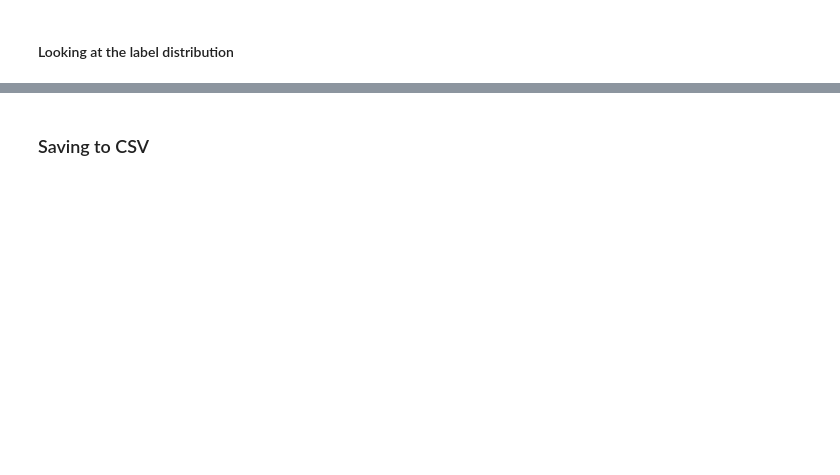
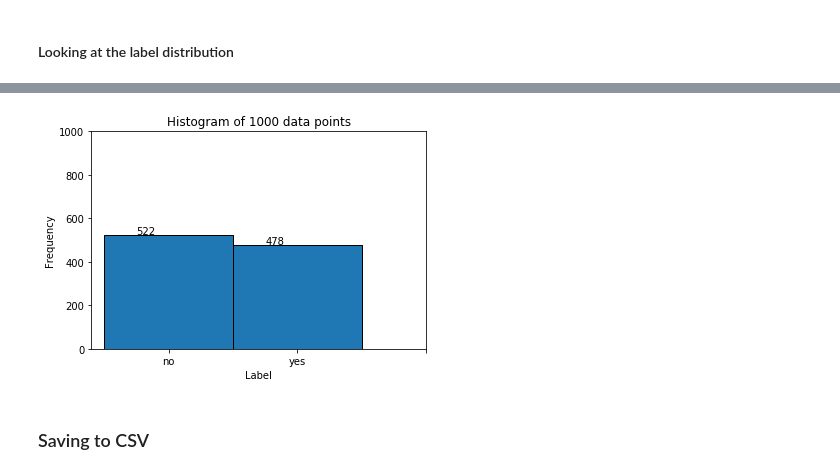
Before and after one commit to felipessalvatore/ContraQA, a Jupyter notebook: contra_qa/text_generator/b2_b_i.ipynb, the cells around one changed output, grey strips where cells are left out. Saved outputs shown, nothing was run; the diff lists cells and outputs as text; code cells hidden in the pictures; blank space fills up the shorter version.

```diff
--- a/contra_qa/text_generator/b2_b_i.ipynb
+++ b/contra_qa/text_generator/b2_b_i.ipynb
@@ -224,6 +314,8 @@ plot_histogram_from_labels(train_label, ["no", "yes"], "b2_a_iii_train.png")
 # %%
 test_label = df_test["label"].values
-plot_histogram_from_labels(test_label, ["no", "yes"], "b2_a_iii_test.png")
+plot_histogram_from_labels(test_label, ["no", "yes"], "b2_b_i_test.png")
+# %% [output]
+[figure, added]
 # %% [markdown]
 ### Saving to CSV
 # %%
```
Also changed, not shown: parts of 23 cells of this notebook.
